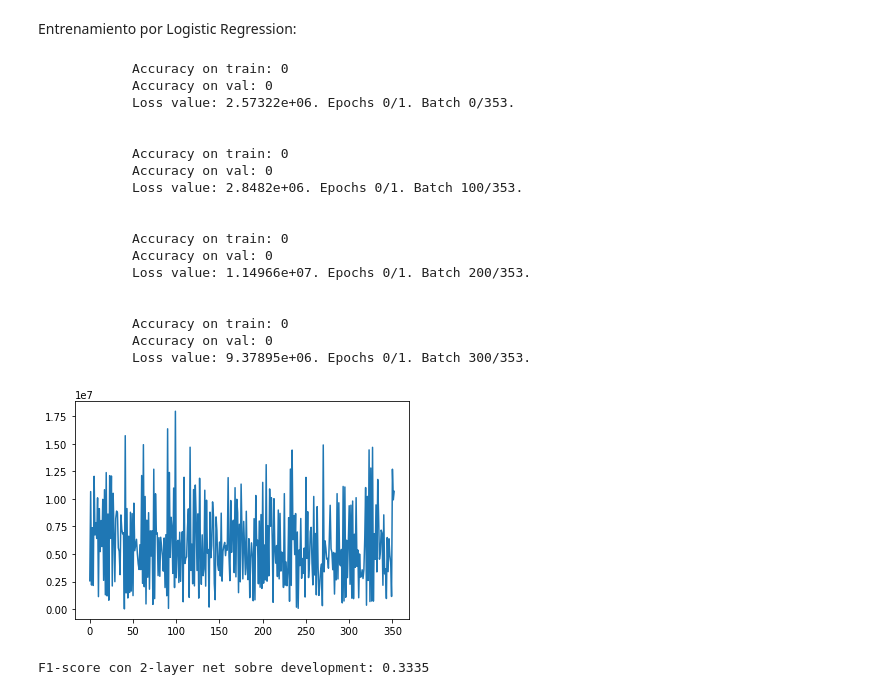
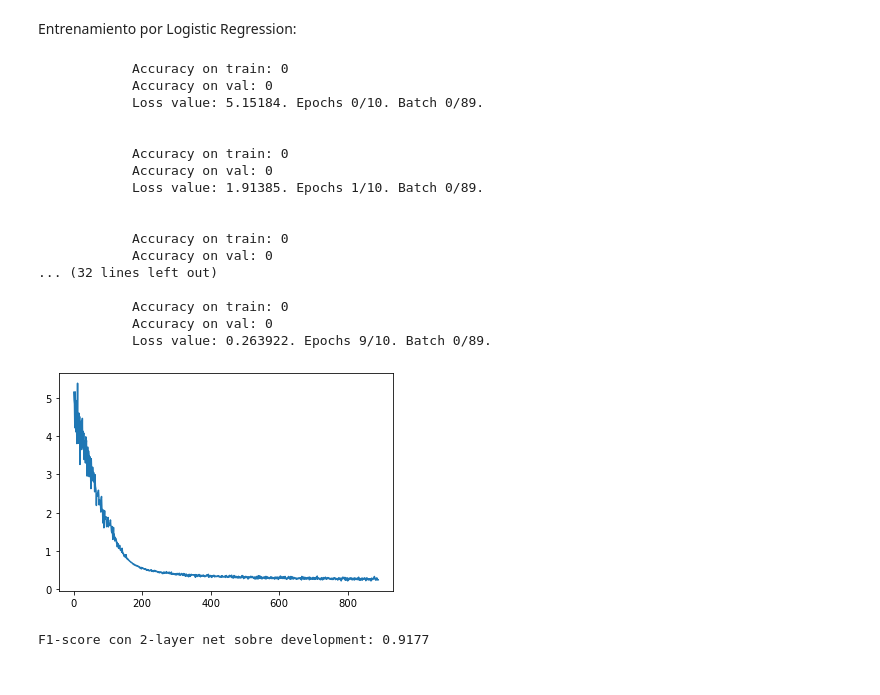
Before and after one commit to LautaroEst/BecaNLP, a Jupyter notebook: Programs/28-melisa/Notas Sentiment Analysis_v2.ipynb, the cells around one changed output. Drawn from its saved outputs; the diff is of its cells as text; code cells hidden in the pictures.

```diff
--- a/Programs/28-melisa/Notas Sentiment Analysis_v2.ipynb
+++ b/Programs/28-melisa/Notas Sentiment Analysis_v2.ipynb
@@ -138,7 +147,8 @@ y_val = df_val['label'].values.astype(np.float)
 y_test = df_test['label'].values.astype(np.float)
 
 vec = WordByCategoryVectorizer(tokenizer=lambda x: x, min_count=0.,
-                                max_count=None, max_words=None, unk_token=None)
+                                max_count=None, max_words=None, unk_token=None,
+                                reweighting='ppmi')
 vec.train(df_train['text'],y_train)
 X_train = vec.vectorize_corpus(df_train['text'])
 X_val = vec.vectorize_corpus(df_val['text'])
@@ -166,7 +176,7 @@ train_dataset = IMDbDataset(X_train,y_train)
 val_dataset = IMDbDataset(X_val,y_val)
 test_dataset = IMDbDataset(X_test,y_test)
 
-batch_size = 64
+batch_size = 256
 train_dataloader = DataLoader(train_dataset, shuffle=True, batch_size=batch_size)
 val_dataloader = DataLoader(val_dataset, shuffle=True, batch_size=batch_size)
 test_dataloader = DataLoader(test_dataset, shuffle=True, batch_size=batch_size)
@@ -194,14 +204,14 @@ class LogisticRegressionClassifier(nn.Module):
         return logits
 
 
-epochs = 1
+epochs = 10
 in_features = int(max(y_train)+1)
 n_hidden = 20
 #model = LogisticRegressionClassifier(in_features,n_hidden,bias=True)
 model = LogisticRegressionClassifier(in_features,bias=True)
 loss_fn = nn.BCEWithLogitsLoss()
 loss_history = []
-learning_rate = 1e-6
+learning_rate = 5e-4
 optim = torch.optim.SGD(model.parameters(), lr=learning_rate)
 for e in range(epochs):
     for i, (x, y) in enumerate(train_dataloader):
@@ -214,39 +224,38 @@ for e in range(epochs):
         optim.step()
 
         loss_history.append(loss)
 
         if i % 100 == 0:
             print("""
             Accuracy on train: {}
             Accuracy on val: {}
             Loss value: {:4g}. Epochs {}/{}. Batch {}/{}.
             """.format(0,0,loss,e,epochs,i,len(train_dataloader)))
 
 
 import matplotlib.pyplot as plt
 
 plt.plot(loss_history)
 plt.show()
 # %% [output]
             Accuracy on train: 0
             Accuracy on val: 0
-            Loss value: 2.57322e+06. Epochs 0/1. Batch 0/353.
+            Loss value: 5.15184. Epochs 0/10. Batch 0/89.
 
 
             Accuracy on train: 0
             Accuracy on val: 0
-            Loss value: 2.8482e+06. Epochs 0/1. Batch 100/353.
+            Loss value: 1.91385. Epochs 1/10. Batch 0/89.
 
 
             Accuracy on train: 0
             Accuracy on val: 0
-            Loss value: 1.14966e+07. Epochs 0/1. Batch 200/353.
-
+... (32 lines left out)
 
             Accuracy on train: 0
             Accuracy on val: 0
-            Loss value: 9.37895e+06. Epochs 0/1. Batch 300/353.
+            Loss value: 0.263922. Epochs 9/10. Batch 0/89.
-[figure, old version]
+[figure, new version]
 # %%
 def predict(dataset,model):
 
@@ -268,7 +277,7 @@ y_val_predict = predict(train_dataset,model)
 val_score = f1_score(y_train,y_val_predict, average='macro')
 print('F1-score con 2-layer net sobre development: {:.4f}'.format(val_score))
 # %% [output]
-F1-score con 2-layer net sobre development: 0.3335
+F1-score con 2-layer net sobre development: 0.9177
 # %%
 samples, labels = zip(*[train_dataset[i] for i in range(len(train_dataset))])
 
```
Also changed, not shown: parts of 4 cells of this notebook.
